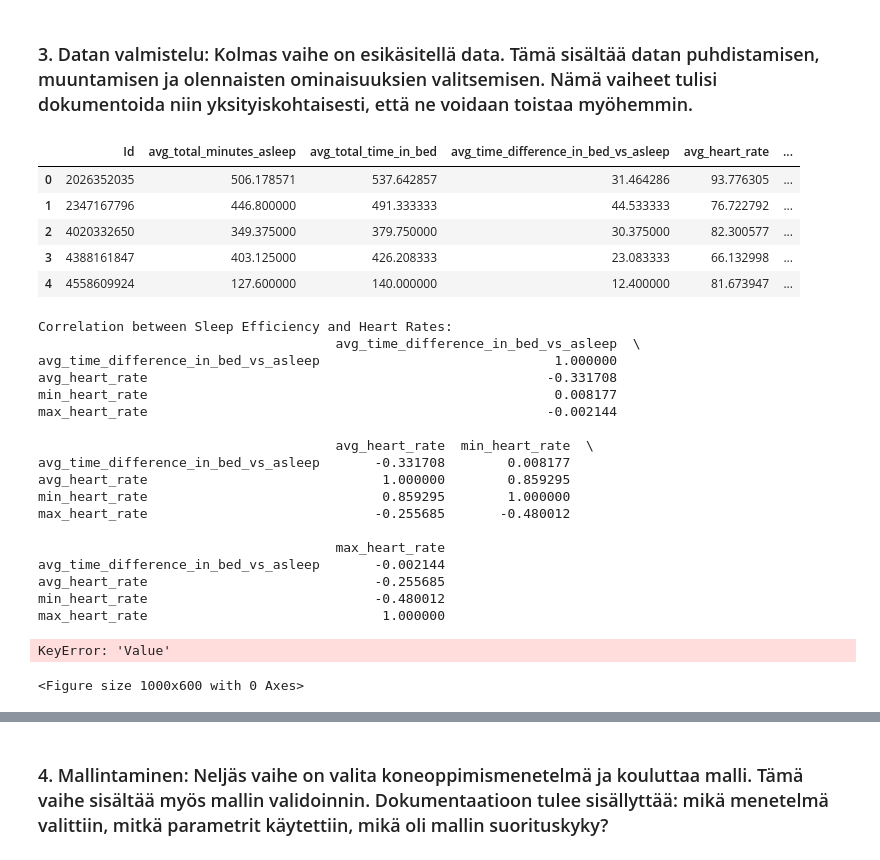
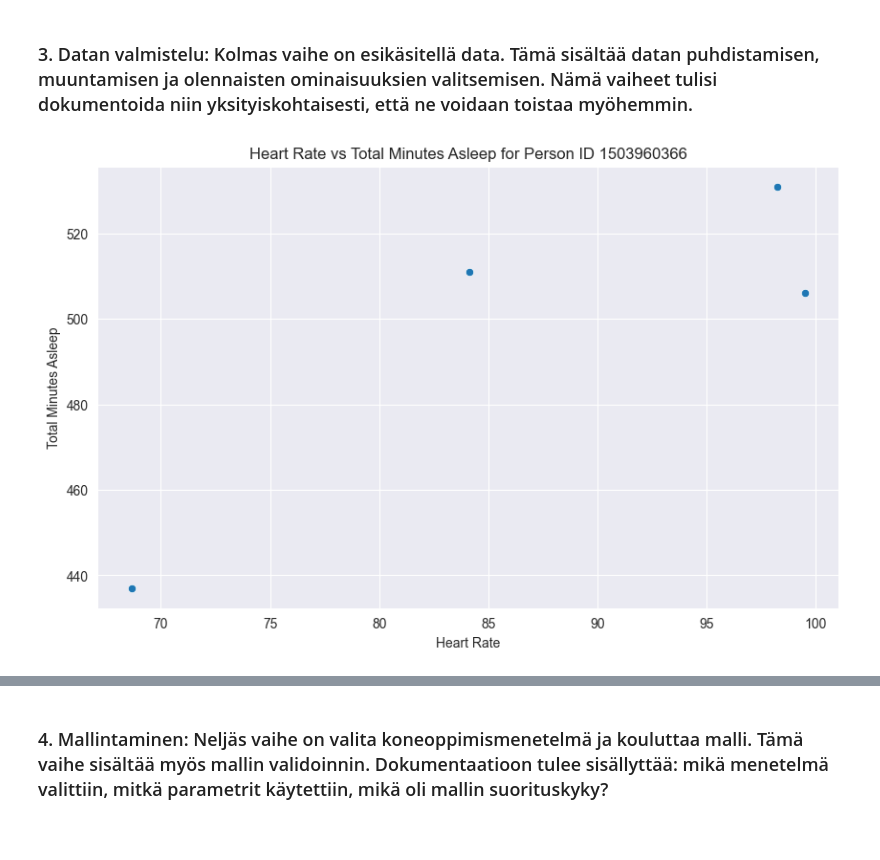
Before and after one commit to kismet85/dkkoAssignments, a Jupyter notebook: Projekti/Uni_ja_liikuntatottumukset.ipynb, the cells around one changed output, grey strips where cells are left out. Saved outputs shown, nothing was run; the diff lists cells and outputs as text; code cells hidden in the pictures.

```diff
--- a/Projekti/Uni_ja_liikuntatottumukset.ipynb
+++ b/Projekti/Uni_ja_liikuntatottumukset.ipynb
@@ -469,75 +183,15 @@ Index: []
 # %% [markdown]
 ### 3. Datan valmistelu: Kolmas vaihe on esikäsitellä data. Tämä sisältää datan puhdistamisen, muuntamisen ja olennaisten ominaisuuksien valitsemisen. Nämä vaiheet tulisi dokumentoida niin yksityiskohtaisesti, että ne voidaan toistaa myöhemmin.
-# %%
-## Sydänsyke verrattuna unenlaatuun miinustamalla kokoaika hereilläoloajasta kokoaika nukkumiseen
-
-daily_sleep['TimeDifference'] = daily_sleep['TotalTimeInBed'] - daily_sleep['TotalMinutesAsleep']
-
-# Step 3: Group by 'Id' and calculate the average TotalMinutesAsleep, TotalTimeInBed, and TimeDifference for each Id
-sleep_grouped = daily_sleep.groupby('Id').agg(
-    avg_total_minutes_asleep=('TotalMinutesAsleep', 'mean'),
-    avg_total_time_in_bed=('TotalTimeInBed', 'mean'),
-    avg_time_difference_in_bed_vs_asleep=('TimeDifference', 'mean')
-).reset_index()
-
-# Step 5: Group by 'Id' and calculate the average, low, and high heart rates for each Id
-heartrate_grouped = heartrate_data.groupby('Id')['Value'].agg(['mean', 'min', 'max']).reset_index()
-
-# Step 6: Merge the aggregated sleep data and heart rate data by 'Id'
-merged_data = pd.merge(sleep_grouped, heartrate_grouped, on='Id', how='inner')
-
-# Step 7: Rename columns for better clarity
-merged_data.rename(columns={
-    'mean': 'avg_heart_rate',
-    'min': 'min_heart_rate',
-    'max': 'max_heart_rate',
-}, inplace=True)
-
-# Step 8: Display the first few rows of the renamed merged data
-merged_data.head()
-# %% [output]
-|  | Id | avg_total_minutes_asleep | avg_total_time_in_bed | avg_time_difference_in_bed_vs_asleep | avg_heart_rate | ... |
-| 0 | 2026352035 | 506.178571 | 537.642857 | 31.464286 | 93.776305 | ... |
-| 1 | 2347167796 | 446.800000 | 491.333333 | 44.533333 | 76.722792 | ... |
-| 2 | 4020332650 | 349.375000 | 379.750000 | 30.375000 | 82.300577 | ... |
-| 3 | 4388161847 | 403.125000 | 426.208333 | 23.083333 | 66.132998 | ... |
-| 4 | 4558609924 | 127.600000 | 140.000000 | 12.400000 | 81.673947 | ... |
-# %%
-
-# Compute the correlation between sleep time efficiency (time difference) and heart rates
-correlation = merged_data[['avg_time_difference_in_bed_vs_asleep', 'avg_heart_rate', 'min_heart_rate', 'max_heart_rate']].corr()
-
-# Display the correlation matrix
-print("Correlation between Sleep Efficiency and Heart Rates:")
-print(correlation)
-# %% [output]
-Correlation between Sleep Efficiency and Heart Rates:
-                                      avg_time_difference_in_bed_vs_asleep  \
-avg_time_difference_in_bed_vs_asleep                              1.000000
-avg_heart_rate                                                   -0.331708
-min_heart_rate                                                    0.008177
-max_heart_rate                                                   -0.002144
-
-                                      avg_heart_rate  min_heart_rate  \
-avg_time_difference_in_bed_vs_asleep       -0.331708        0.008177
-avg_heart_rate                              1.000000        0.859295
-min_heart_rate                              0.859295        1.000000
-max_heart_rate                             -0.255685       -0.480012
-
-                                      max_heart_rate
-avg_time_difference_in_bed_vs_asleep       -0.002144
-avg_heart_rate                             -0.255685
-min_heart_rate                             -0.480012
-max_heart_rate                              1.000000
 # %%
+# Filter data for the specific person (Id = 1503960366)
+person_data = dailyData[dailyData['Id'] == 2026352035]
 
-# Scatter plot between heart rate and TotalMinutesAsleep
+# Scatter plot between heart rate and TotalMinutesAsleep for this person over the days
 plt.figure(figsize=(10, 6))
-sns.scatterplot(x=merged_data['Value'], y=merged_data['TotalMinutesAsleep'])
-plt.title('Heart Rate vs Total Minutes Asleep')
+sns.scatterplot(x=person_data['avg_heart_rate'], y=person_data['TotalMinutesAsleep'])
+plt.title('Heart Rate vs Total Minutes Asleep for Person ID 1503960366')
 plt.xlabel('Heart Rate')
 plt.ylabel('Total Minutes Asleep')
 plt.show()
 # %% [output]
-KeyError: 'Value'
-<Figure size 1000x600 with 0 Axes>
+[figure, added]
```
Also changed, not shown: parts of 40 cells of this notebook, 9 other files.
